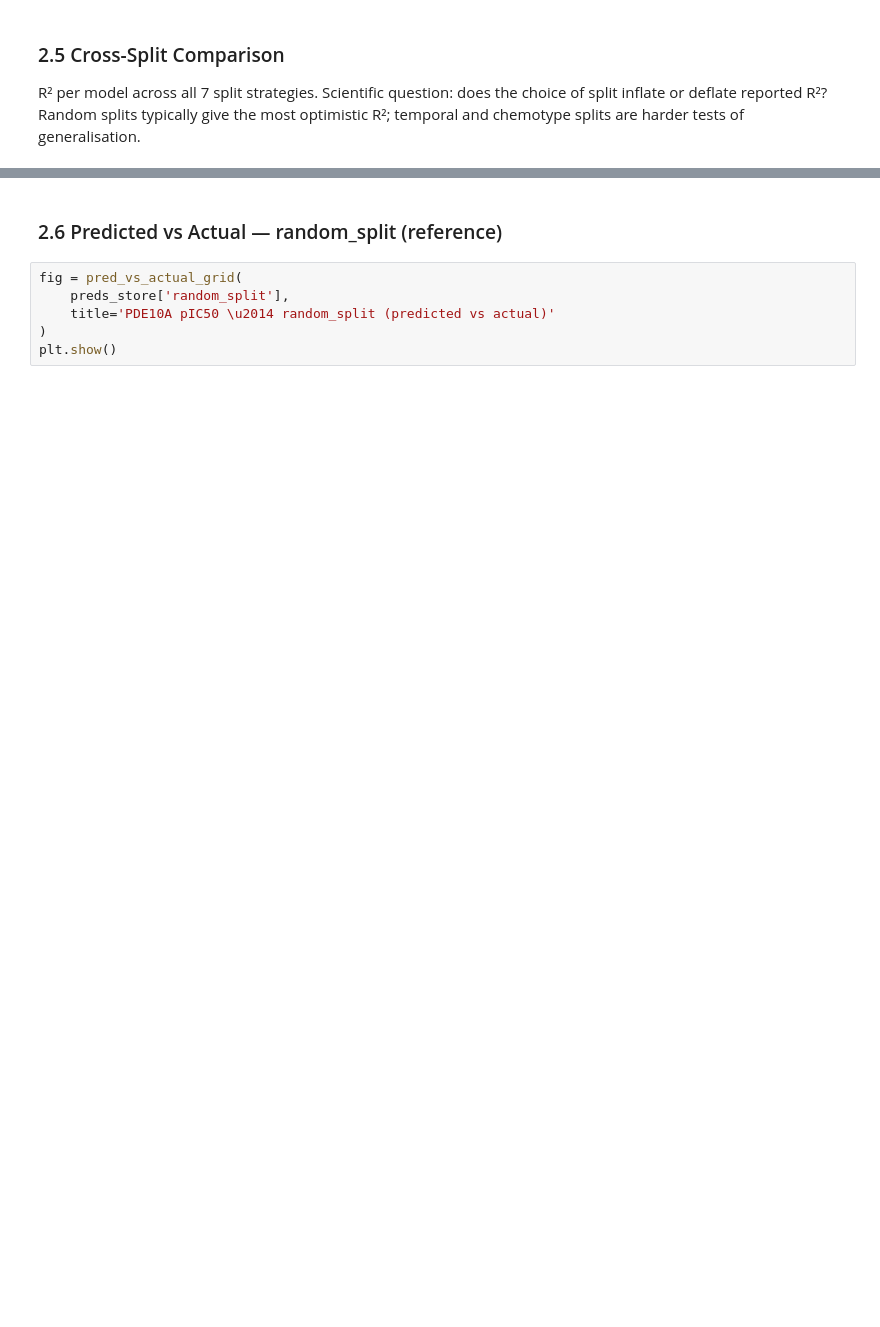
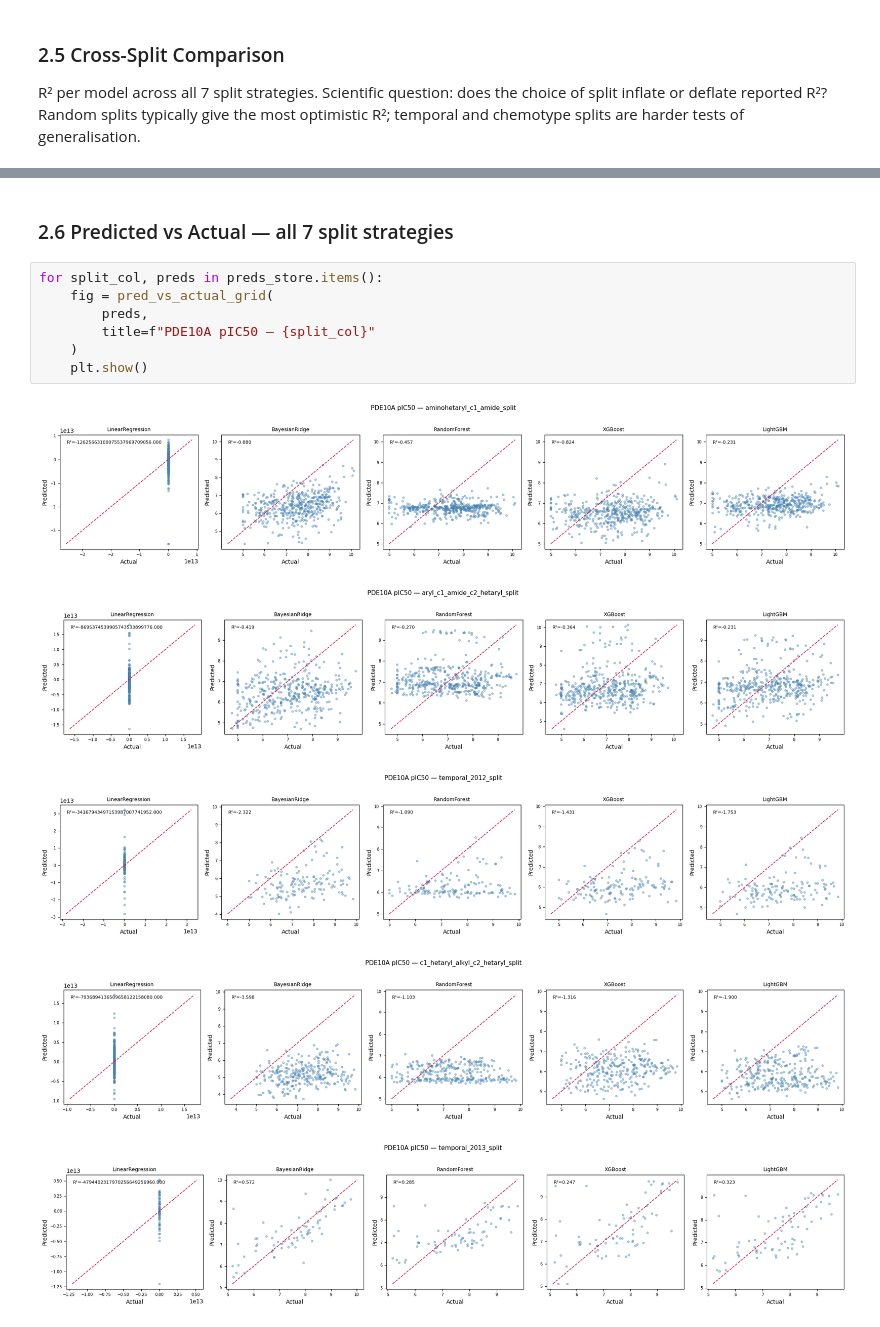
Before and after one commit to Zarif-S/uniq-plus-data-quantity-noise-qsar, a Jupyter notebook: notebooks/02_eda_baseline_pde10a.ipynb, the cells around one changed output, grey strips where cells are left out. Drawn from its saved outputs; the diff is of its cells as text; blank space fills up the shorter version.

```diff
--- a/notebooks/02_eda_baseline_pde10a.ipynb
+++ b/notebooks/02_eda_baseline_pde10a.ipynb
@@ -222,8 +334,15 @@ plt.show()
 # %% [markdown]
-### 2.6 Predicted vs Actual — random_split (reference)
+### 2.6 Predicted vs Actual — all 7 split strategies
 # %%
-fig = pred_vs_actual_grid(
-    preds_store['random_split'],
-    title='PDE10A pIC50 \u2014 random_split (predicted vs actual)'
-)
-plt.show()
+for split_col, preds in preds_store.items():
+    fig = pred_vs_actual_grid(
+        preds,
+        title=f"PDE10A pIC50 — {split_col}"
+    )
+    plt.show()
+# %% [output]
+[figure, added]
+[figure, added]
+[figure, added]
+[figure, added]
+[figure, added]
```
Also changed, not shown: parts of 14 cells of this notebook, 3 other files.
